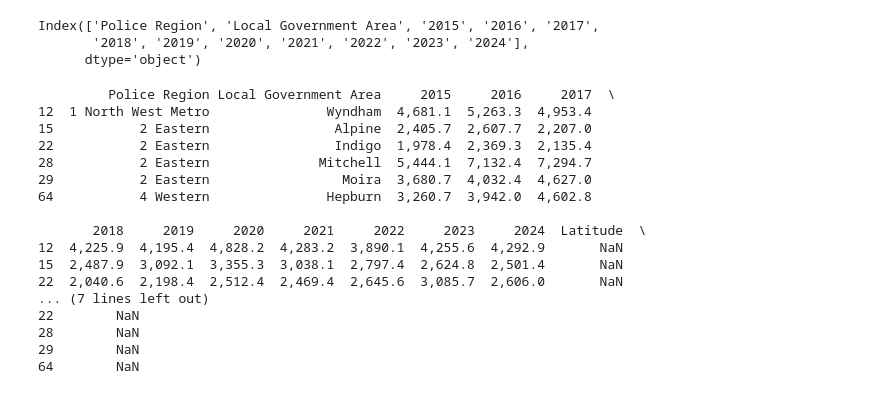
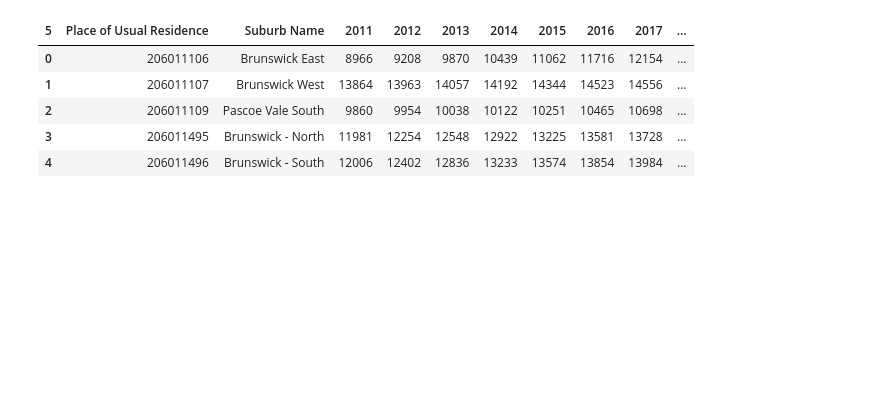
Before and after one commit to Ryan-nd/project-2-group-real-estate-industry-project-34, a Jupyter notebook: notebooks/preprocess_crime_data.ipynb, the cells around one changed output. Saved outputs shown, nothing was run; the diff lists cells and outputs as text; code cells hidden in the pictures; blank space fills up the shorter version.

```diff
--- a/notebooks/preprocess_crime_data.ipynb
+++ b/notebooks/preprocess_crime_data.ipynb
@@ -6,9 +10,49 @@ crime_df = pd.read_csv("/root/project-2-group-real-estate-industry-project-34/da
-# %%
-crime_df.columns
-# %% [output]
-Index(['Police Region', 'Local Government Area', '2015', '2016', '2017',
-       '2018', '2019', '2020', '2021', '2022', '2023', '2024'],
-      dtype='object')
+# %%
+crime_df.columns
+df = pd.read_excel('/root/project-2-group-real-estate-industry-project-34/data/landing/population_data.xlsx', sheet_name='Table 2.2')
+row = df.iloc[7]
+null_columns = [idx for idx, val in enumerate(row) if pd.isnull(val)]
+years = [2011, 2012, 2013, 2014,2015, 2016,2017,2018,2019,2020,2021,2022]
+# %%
+df_first_row = df.iloc[5].copy()
+
+# Step 1: Rename NaN entries in the first row
+df_first_row[df.columns.get_loc('Unnamed: 1')] = 'Suburb Name'
+
+for i, year in enumerate(years):
+    base_index = 2 + (i * 4)  # Start at 2 and increment by 4 for each year
+
+    df_first_row[df.columns.get_loc(f"Unnamed: {base_index}")] = f"Estimated resident population_{year}"
+    df_first_row[df.columns.get_loc(f"Unnamed: {base_index + 1}")] = f'Births_{year}'
+    df_first_row[df.columns.get_loc(f'Unnamed: {base_index + 2}')] = f'Total_fertility_rate_{year}'
+
+
+df.iloc[5] = df_first_row
+
+# Step 2: Set the 5th row (index 5) as the header
+df.columns = df.iloc[5]  # Use the 5th row as the new header
+df = df.drop(5)  # Drop the row that has been used as the header
+
+df = df.iloc[6:]
+df = df.reset_index(drop = True)
+df = df.dropna(axis = 1, how = 'all')
+df = df.dropna()
+
+# Create new columns with year-specific names
+
+
+# Display the resulting DataFrame
+# %%
+df = df[["Place of Usual Residence","Suburb Name","Estimated resident population_2011","Estimated resident population_2012","Estimated resident population_2013","Estimated resident population_2014","Estimated resident population_2015","Estimated resident population_2016","Estimated resident population_2017","Estimated resident population_2018","Estimated resident population_2019","Estimated resident population_2020","Estimated resident population_2021","Estimated resident population_2022"]]
+df.rename(columns=lambda x: x.split('_')[-1] if 'Estimated resident population' in x else x, inplace=True)
+df.head()
+# %% [output]
+| 5 | Place of Usual Residence | Suburb Name | 2011 | 2012 | 2013 | 2014 | 2015 | 2016 | 2017 | ... |
+| 0 | 206011106 | Brunswick East | 8966 | 9208 | 9870 | 10439 | 11062 | 11716 | 12154 | ... |
+| 1 | 206011107 | Brunswick West | 13864 | 13963 | 14057 | 14192 | 14344 | 14523 | 14556 | ... |
+| 2 | 206011109 | Pascoe Vale South | 9860 | 9954 | 10038 | 10122 | 10251 | 10465 | 10698 | ... |
+| 3 | 206011495 | Brunswick - North | 11981 | 12254 | 12548 | 12922 | 13225 | 13581 | 13728 | ... |
+| 4 | 206011496 | Brunswick - South | 12006 | 12402 | 12836 | 13233 | 13574 | 13854 | 13984 | ... |
 # %%
 # Remove rows where 'Local Government Area' is equal to 'Total'
 crime_df = crime_df[crime_df['Local Government Area'].str.lower() != 'total']
@@ -23,24 +60,0 @@ crime_df['Longitude'] = crime_df['Local Government Area'].apply(lambda address:
-# %%
-# Print rows where 'Latitude' or 'Longitude' is empty
-missing_lat_lon = crime_df[(crime_df['Latitude'].isna()) | (crime_df['Longitude'].isna())]
-
-# Display the rows with missing latitude or longitude
-print(missing_lat_lon)
-# %% [output]
-         Police Region Local Government Area     2015     2016     2017  \
-12  1 North West Metro               Wyndham  4,681.1  5,263.3  4,953.4
-15           2 Eastern                Alpine  2,405.7  2,607.7  2,207.0
-22           2 Eastern                Indigo  1,978.4  2,369.3  2,135.4
-28           2 Eastern              Mitchell  5,444.1  7,132.4  7,294.7
-29           2 Eastern                 Moira  3,680.7  4,032.4  4,627.0
-64           4 Western               Hepburn  3,260.7  3,942.0  4,602.8
-
-       2018     2019     2020     2021     2022     2023     2024  Latitude  \
-12  4,225.9  4,195.4  4,828.2  4,283.2  3,890.1  4,255.6  4,292.9       NaN
-15  2,487.9  3,092.1  3,355.3  3,038.1  2,797.4  2,624.8  2,501.4       NaN
-22  2,040.6  2,198.4  2,512.4  2,469.4  2,645.6  3,085.7  2,606.0       NaN
-... (7 lines left out)
-22        NaN
-28        NaN
-29        NaN
-64        NaN
```
Also changed, not shown: parts of 40 cells of this notebook, 13 other files.
